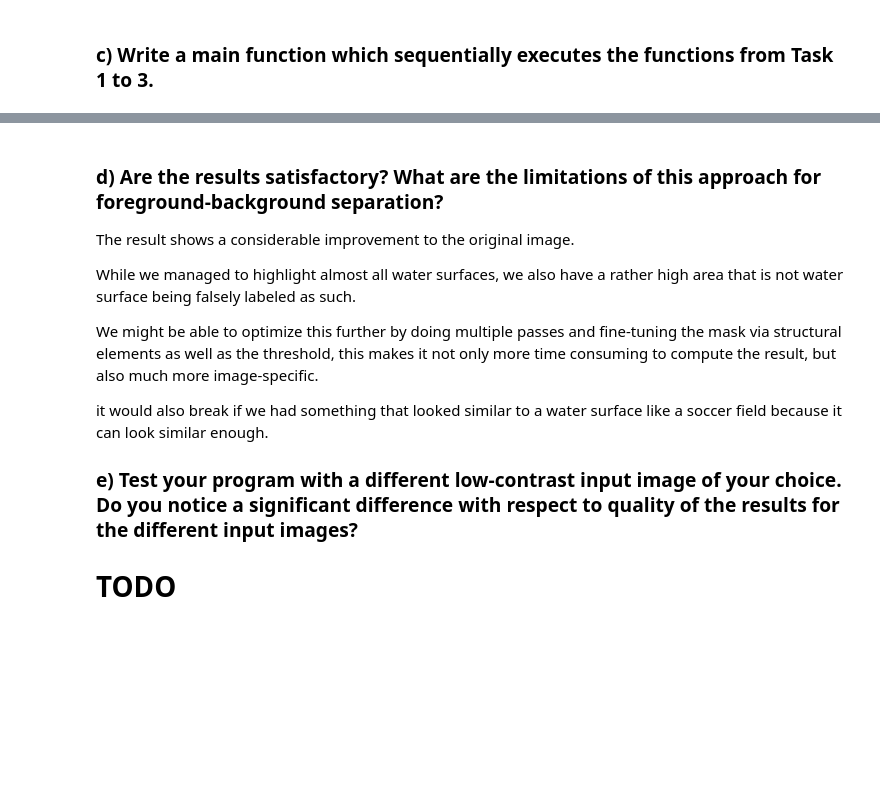
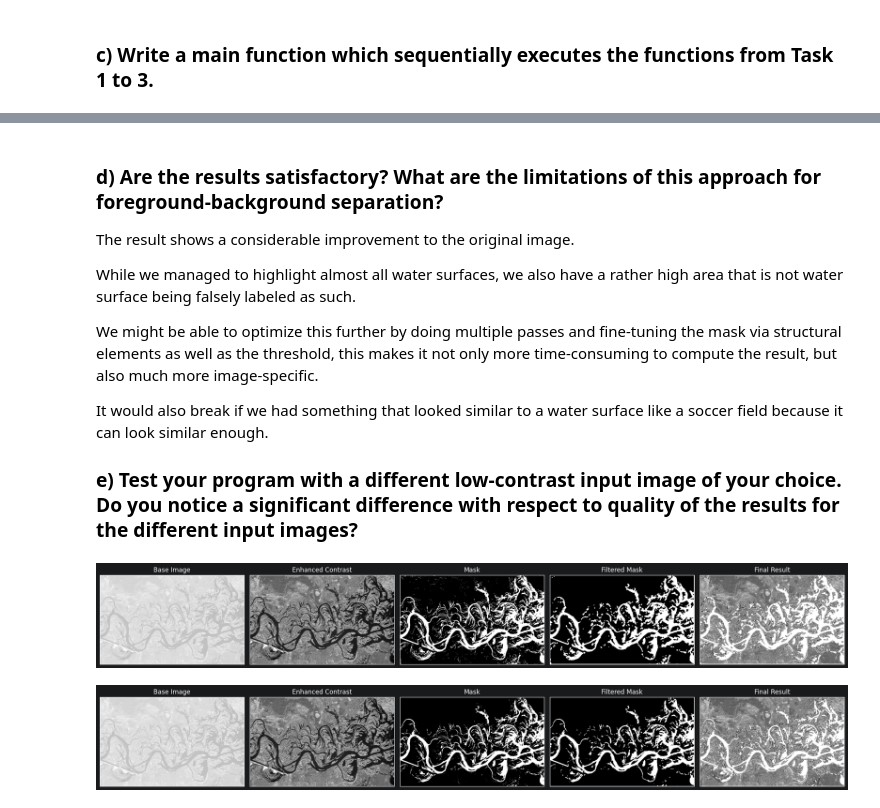
Before and after one commit to DerIltis/IAOR_SS26, a Jupyter notebook: src/sample.ipynb, the cells around one changed output, grey strips where cells are left out. Saved outputs shown, nothing was run; the diff lists cells and outputs as text; code cells hidden in the pictures; blank space fills up the shorter version.

Commit message:
Different low contrast image and quality difference description

```diff
--- a/src/sample.ipynb
+++ b/src/sample.ipynb
@@ -185,10 +203,68 @@ The result shows a considerable improvement to the original image.
 
 While we managed to highlight almost all water surfaces, we also have a rather high area that is not water surface being falsely labeled as such.
 
-We might be able to optimize this further by doing multiple passes and fine-tuning the mask via structural elements as well as the threshold, this makes it not only more time consuming to compute the result, but also much more image-specific.
+We might be able to optimize this further by doing multiple passes and fine-tuning the mask via structural elements as well as the threshold, this makes it not only more time-consuming to compute the result, but also much more image-specific.
 
-it would also break if we had something that looked similar to a water surface like a soccer field because it can look similar enough.
+It would also break if we had something that looked similar to a water surface like a soccer field because it can look similar enough.
 
 ### e) Test your program with a different low-contrast input image of your choice. Do you notice a significant difference with respect to quality of the results for the different input images?
-
-# TODO
+# %%
+def compute_functions_and_plot(img_orig, structural_element, threshold):
+        # functions
+        img_arr = np.array(img_orig)
+        img_grey = rgb2gray(img_arr)
+        img_enh = contrast_stretching(np.copy(img_grey))
+        mask = thresholding(np.copy(img_enh), threshold)
+        mask_enh = morphological_filtering(mask, structural_element)
+        final = add_overlay(img_enh, mask_enh)
+
+        # drawing
+        fig, axes = plt.subplots(1, 5, figsize=(20, 8))
+
+        axes[0].imshow(img_grey, cmap='gray', vmin=0, vmax=255)
+        axes[0].set_title('Base Image')
+        axes[1].imshow(img_enh, cmap='gray', vmin=0, vmax=255)
+        axes[1].set_title('Enhanced Contrast')
+        axes[2].imshow(mask, cmap='gray')
+        axes[2].set_title('Mask')
+        axes[3].imshow(mask_enh, cmap='gray')
+        axes[3].set_title('Filtered Mask')
+        axes[4].imshow(final, cmap='gray', vmin=0, vmax=255)
+        axes[4].set_title('Final Result')
+
+        for ax in axes.flat:
+            ax.set_xticks([])
+            ax.set_yticks([])
+        plt.tight_layout()
+        plt.show()
+
+def main():
+    # default values
+    img_orig = Image.open("../Dnieper-river-low-contrast.png")
+    img_orig = img_orig.convert('RGB')
+
+    threshold_1 = 87
+    structural_element_1 = np.array([
+        [0,0,1,0,0],
+        [0,1,1,1,0],
+        [1,1,1,1,1],
+        [0,1,1,1,0],
+        [0,0,1,0,0]
+    ])
+
+    threshold_2 = 60
+
+    structural_element_2 = np.array([
+        [0,1,0],
+        [1,1,1],
+        [0,1,0]
+    ])
+
+    compute_functions_and_plot(img_orig, structural_element_1, threshold_1)
+    compute_functions_and_plot(img_orig, structural_element_2, threshold_2)
+
+if __name__ == "__main__":
+    main()
+# %% [output]
+[figure, added]
+[figure, added]
```
Also changed, not shown: parts of 7 cells of this notebook, 2 other files.
